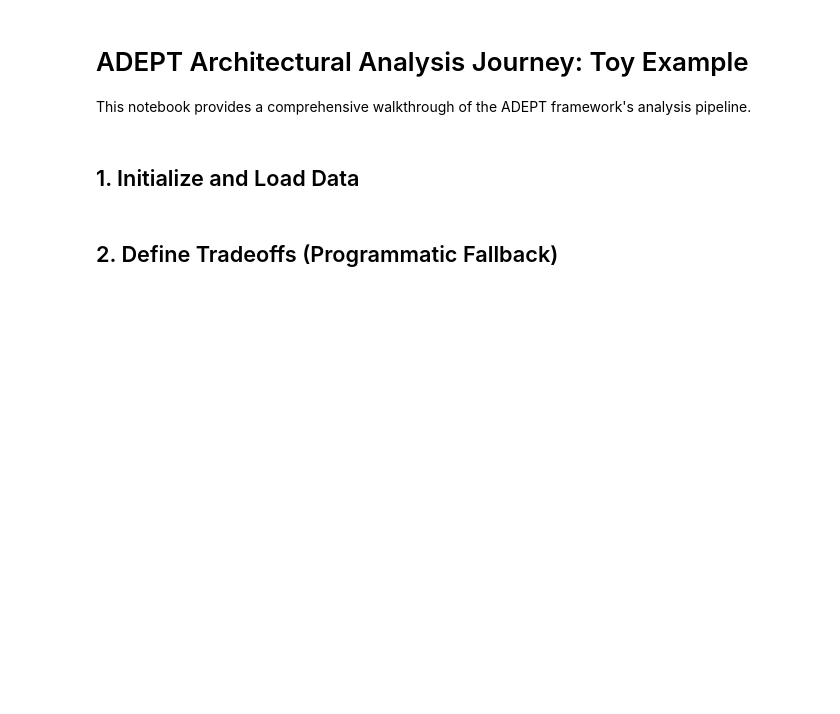
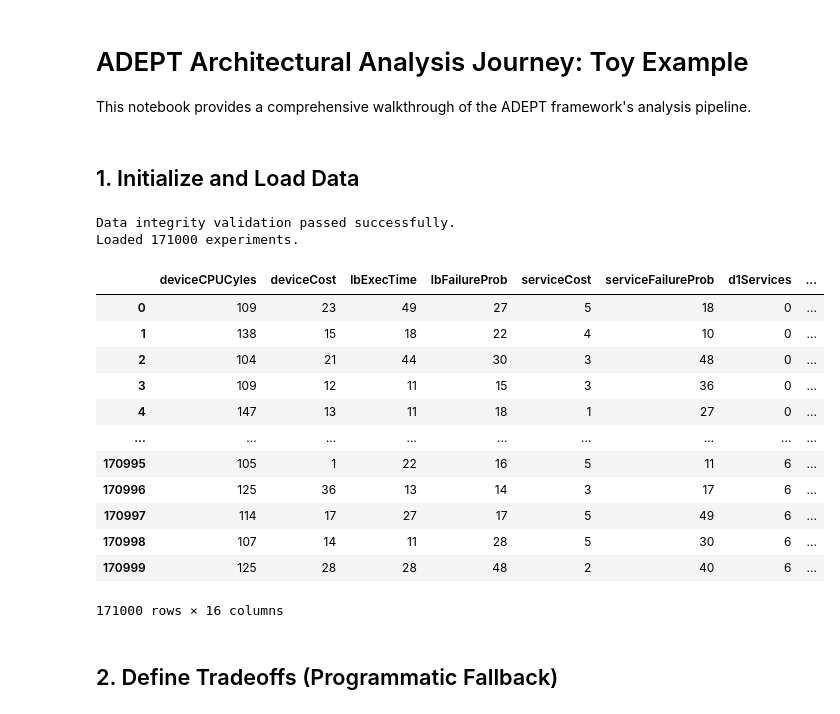
Before and after one commit to andresdp/patterns-sa, a Jupyter notebook: patterns/Toy_Example/analysis.ipynb, the cells around one changed output. Saved outputs shown, nothing was run; the diff lists cells and outputs as text; code cells hidden in the pictures; blank space fills up the shorter version.

```diff
--- a/patterns/Toy_Example/analysis.ipynb
+++ b/patterns/Toy_Example/analysis.ipynb
@@ -18,11 +19,27 @@ sys.path.append("../../")
 # %%
 json_path = "ArchExample_Discretization.json"
 session = PatternAnalysis(json_path)
 
 # Load both definition and data
 session.load(validate_integrity=True)
 
 print(f"Loaded {len(session.raw_df)} experiments.")
-session.raw_df.head()
+session.raw_df # .head()
+# %% [output]
+Data integrity validation passed successfully.
+Loaded 171000 experiments.
+|  | deviceCPUCyles | deviceCost | lbExecTime | lbFailureProb | serviceCost | serviceFailureProb | d1Services | ... |
+| 0 | 109 | 23 | 49 | 27 | 5 | 18 | 0 | ... |
+| 1 | 138 | 15 | 18 | 22 | 4 | 10 | 0 | ... |
+| 2 | 104 | 21 | 44 | 30 | 3 | 48 | 0 | ... |
+| 3 | 109 | 12 | 11 | 15 | 3 | 36 | 0 | ... |
+| 4 | 147 | 13 | 11 | 18 | 1 | 27 | 0 | ... |
+| ... | ... | ... | ... | ... | ... | ... | ... | ... |
+| 170995 | 105 | 1 | 22 | 16 | 5 | 11 | 6 | ... |
+| 170996 | 125 | 36 | 13 | 14 | 3 | 17 | 6 | ... |
+| 170997 | 114 | 17 | 27 | 17 | 5 | 49 | 6 | ... |
+| 170998 | 107 | 14 | 11 | 28 | 5 | 30 | 6 | ... |
+| 170999 | 125 | 28 | 28 | 48 | 2 | 40 | 6 | ... |
+171000 rows × 16 columns
 # %% [markdown]
 ## 2. Define Tradeoffs (Programmatic Fallback)
```
Also changed, not shown: parts of 12 cells of this notebook, 2 other files.
